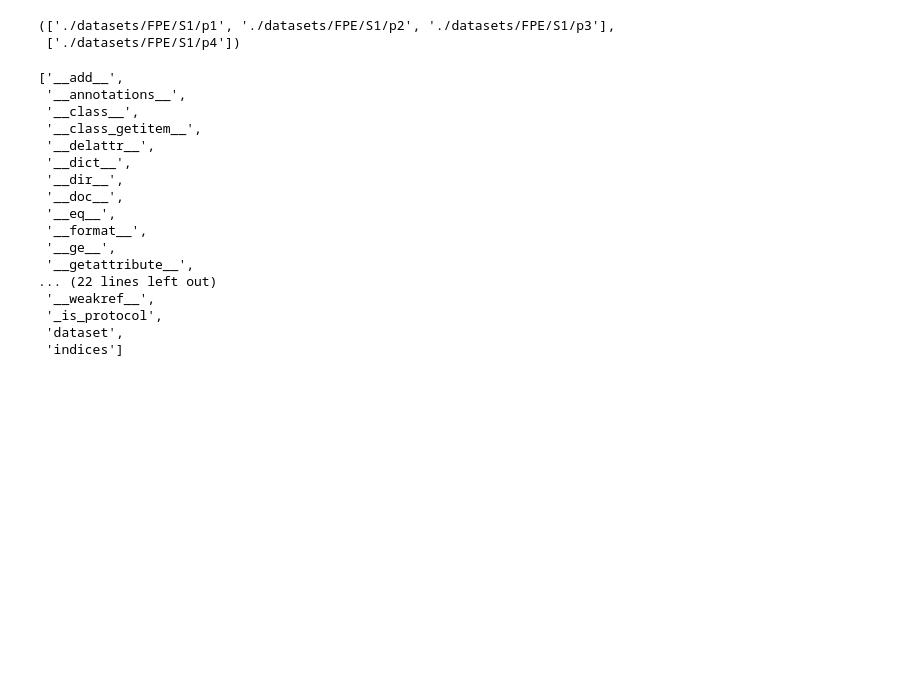
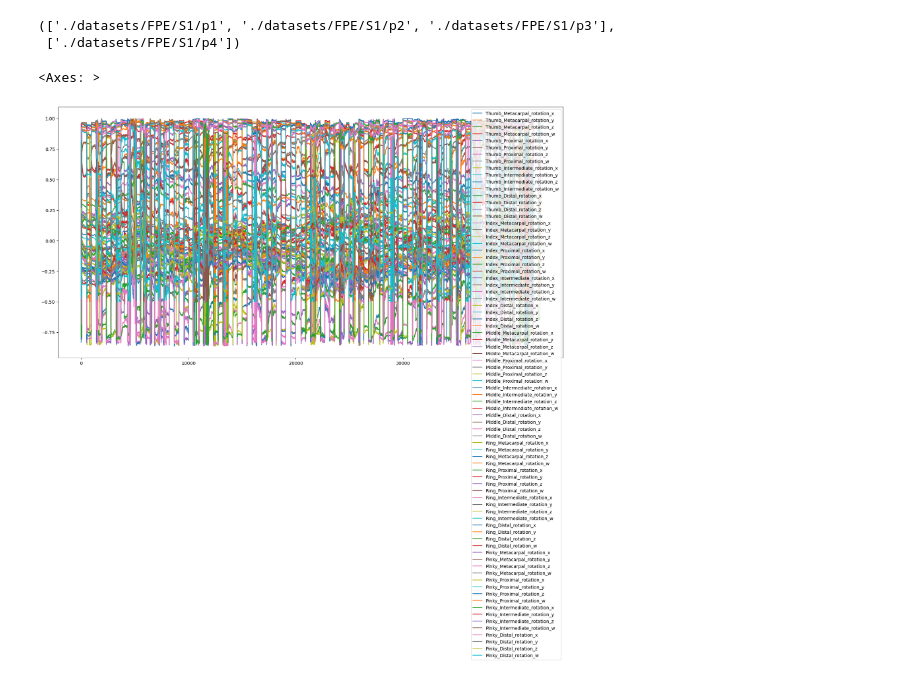
Before and after one commit to rufaelfekadu/finger_pose_estimation, a Jupyter notebook: notebooks/dataset_test.ipynb, the cells around one changed output. Drawn from its saved outputs; the diff is of its cells as text; code cells hidden in the pictures; blank space fills up the shorter version.

```diff
--- a/notebooks/dataset_test.ipynb
+++ b/notebooks/dataset_test.ipynb
@@ -287,23 +289,11 @@ get_dirs_for_exp(cfg)
 /
 (['./datasets/FPE/S1/p1', './datasets/FPE/S1/p2', './datasets/FPE/S1/p3'],
  ['./datasets/FPE/S1/p4'])
-# %%
-dir(dataset['train'])
-# %% [output]
-['__add__',
- '__annotations__',
- '__class__',
- '__class_getitem__',
- '__delattr__',
- '__dict__',
- '__dir__',
- '__doc__',
- '__eq__',
- '__format__',
- '__ge__',
- '__getattribute__',
-... (22 lines left out)
- '__weakref__',
- '_is_protocol',
- 'dataset',
- 'indices']
+# %%
+leap_data = pd.read_csv('../dataset/FPE/S1/p1/fpe_pos1_001_S1_rep0_BT.csv')
+#  get rotation columns
+rotation_columns = [i for i in leap_data.columns if 'rotation' in i]
+leap_data[rotation_columns].plot(figsize=(20,10))
+# %% [output]
+<Axes: >
+[figure, added]
```
Also changed, not shown: parts of 4 cells of this notebook, 12 other files.
